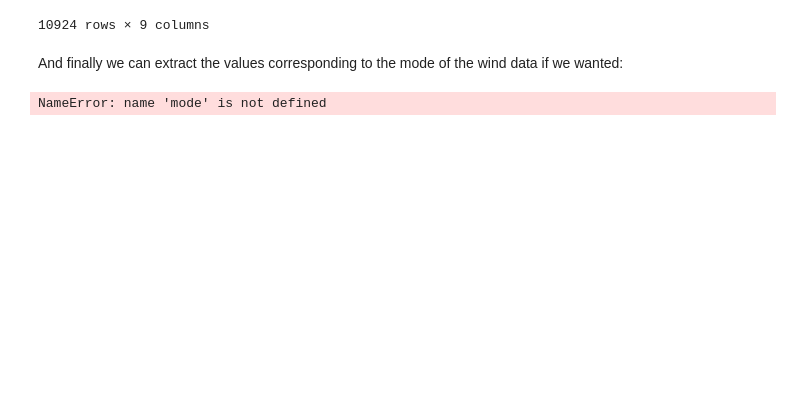
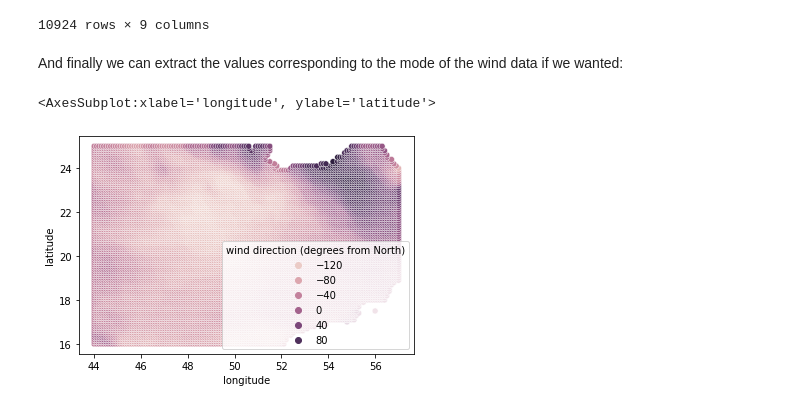
Before and after one commit to cedricmjohn/marswinds, a Jupyter notebook: notebooks/cedric_experimental_wind_data.ipynb, the cells around one changed output. Cells and saved outputs as stored; diff of their text form; code cells hidden in the pictures; blank space fills up the shorter version.

Commit message:
Added some graphs to the wind notebook to confirm spatial patterns

```diff
--- a/notebooks/cedric_experimental_wind_data.ipynb
+++ b/notebooks/cedric_experimental_wind_data.ipynb
@@ -187,9 +187,10 @@ clean_df[max_idx]
 10924 rows × 9 columns
 # %% [markdown]
 And finally we can extract the values corresponding to the mode of the wind data if we wanted:
-# %%
-mode_idx = clean_df.groupby(by=['latitude','longitude'])['wind strength (m/s)'].transform(mode) == clean_df['wind strength (m/s)']
-
-clean_df[mode_idx]
-# %% [output]
-NameError: name 'mode' is not defined
+# %%
+import seaborn as sns
+mean_data = clean_df.groupby(by=['latitude','longitude']).mean().reset_index()
+sns.scatterplot(data=mean_data, y='latitude', x='longitude',hue='wind direction (degrees from North)')
+# %% [output]
+<AxesSubplot:xlabel='longitude', ylabel='latitude'>
+[figure, added]
```
Also changed, not shown: parts of 3 cells of this notebook.
